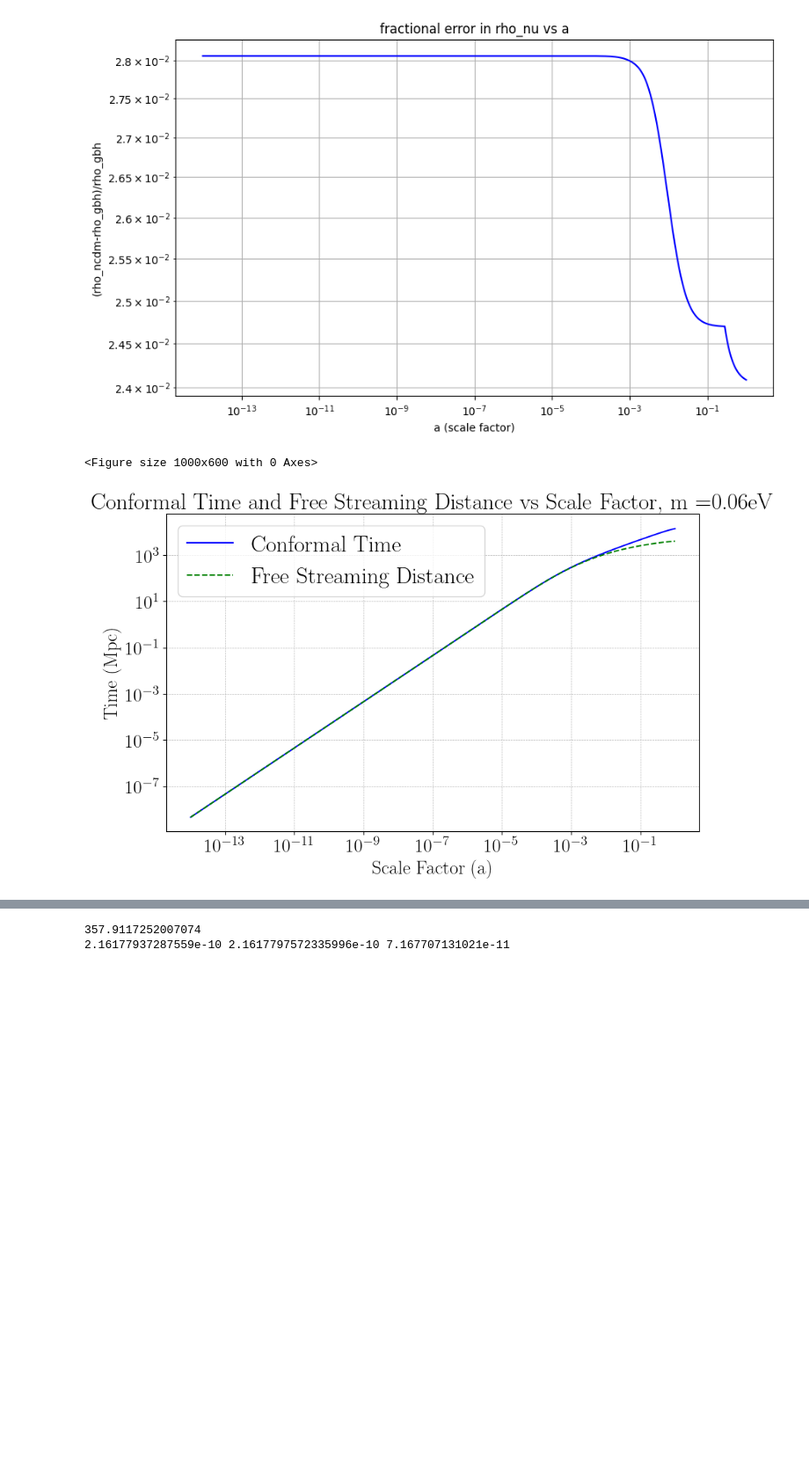
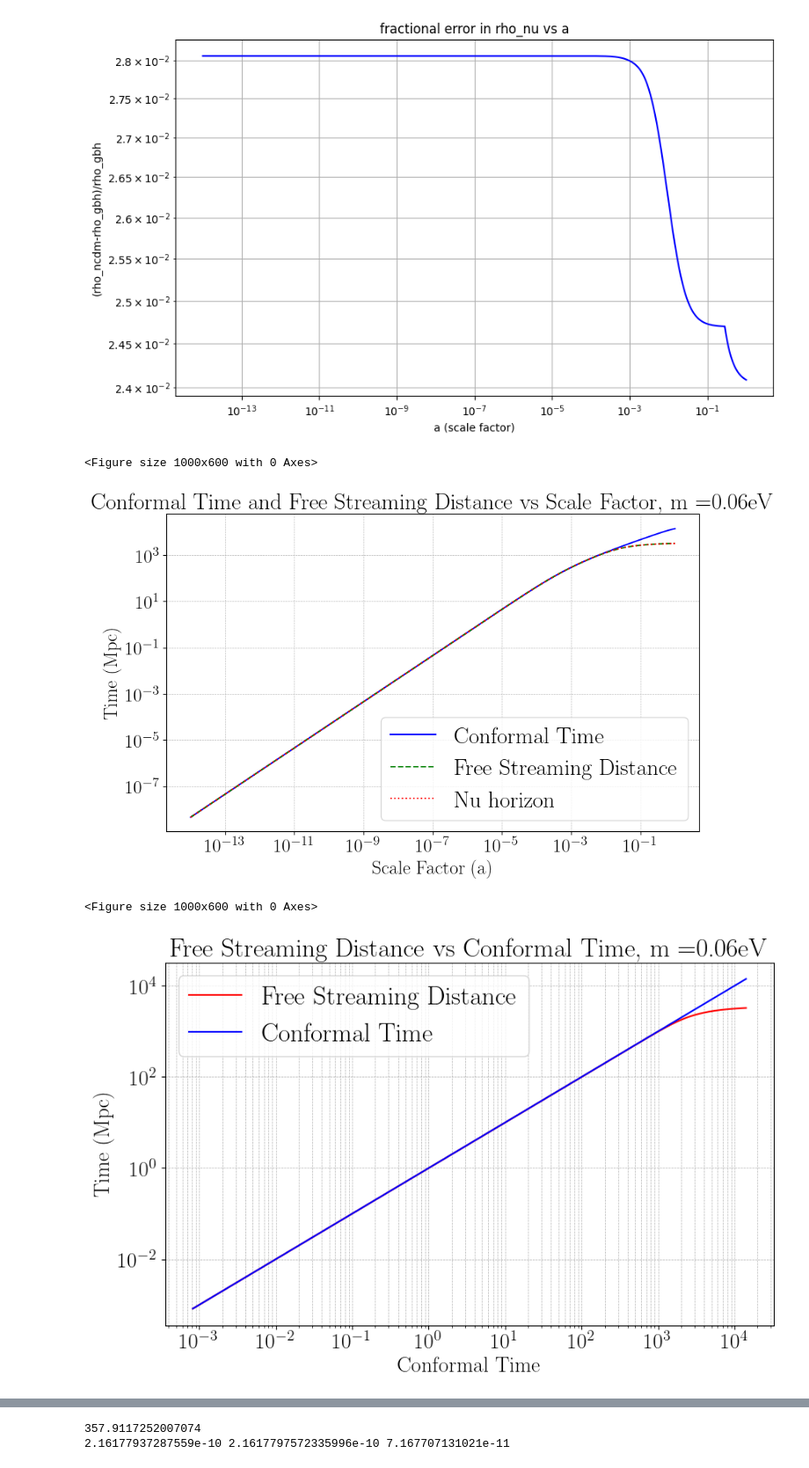
Before and after one commit to aradn97/class_GBH, a Jupyter notebook: bg_pt_check.ipynb, the cells around one changed output, grey strips where cells are left out. Shown at 88% size. Saved outputs shown, nothing was run; the diff lists cells and outputs as text; code cells hidden in the pictures; blank space fills up the shorter version.

```diff
--- a/bg_pt_check.ipynb
+++ b/bg_pt_check.ipynb
@@ -35,30 +44,58 @@ plt.show()
 [figure]
 # %%
 # File path
-file_path = "/rds/general/user/an421/home/CLASS_GBH/class/output/default_gbh75_background.dat"
+file_path = "/rds/general/user/an421/home/CLASS_GBH/class/output/default_gbh100_background.dat"
 
 # Read and process the file
 data = np.loadtxt(file_path, skiprows=4)
 z = data[:, 0]  # Column 1 (z)
+Pminus1_gbh_quad = data[:, 13]
+rho_gbh = data[:, 15]*3 # Column 14 (rho_gbh)
+lambda_gbh_quad = Pminus1_gbh_quad/rho_gbh
 conformal_time = data[:, 2]  # Column 3 (conformal time)
-free_streaming_dist = data[:, 32]  # Column 33 (free streaming distance)
+free_streaming_dist = data[:, 42]  # Column 33 (approximate free streaming distance)
+horizon = data[:, 43]
+lambda_gbh = data[:, 44]
+Pminus1_gbh = data[:, 45]
+lambda2_gbh = Pminus1_gbh/rho_gbh
 
 a = 1 / (1 + z)  # Compute scale factor a
 
 # Plotting
 # Create a single plot with larger font settings
 plt.figure(figsize=(10, 6))
 plt.rcParams.update({'font.size': 20})  # Increase the base font size
 plt.figure(figsize=(10, 6))
 plt.loglog(a, conformal_time, label="Conformal Time", color='blue')
 plt.loglog(a, free_streaming_dist, label="Free Streaming Distance", color='green', linestyle='--')
+plt.loglog(a, horizon, label="Nu horizon", color='red', linestyle='dotted')
 plt.xlabel("Scale Factor (a)")
 plt.ylabel("Time (Mpc)")
 plt.title("Conformal Time and Free Streaming Distance vs Scale Factor, m =0.06eV")
 plt.legend(fontsize='large')
 plt.grid(which="both", linestyle="--", linewidth=0.5)
 plt.savefig("conformal_time_vs_a.pdf", dpi=300, bbox_inches='tight')
 plt.show()
+
+# Create a single plot with larger font settings
+plt.figure(figsize=(10, 6))
+plt.rcParams.update({'font.size': 20})  # Increase the base font size
+plt.figure(figsize=(10, 6))
+n=15000
+plt.loglog(conformal_time[n:], free_streaming_dist[n:], label="Free Streaming Distance", color='red')
+plt.loglog(conformal_time[n:], conformal_time[n:], label="Conformal Time", color='blue')
+#plt.loglog(a, free_streaming_dist, label="Free Streaming Distance", color='green', linestyle='--')
+plt.xlabel("Conformal Time")
+plt.ylabel("Time (Mpc)")
+plt.title("Free Streaming Distance vs Conformal Time, m =0.06eV")
+plt.legend(fontsize='large')
+plt.grid(which="both", linestyle="--", linewidth=0.5)
+plt.savefig("conformal_time_vs_a.pdf", dpi=300, bbox_inches='tight')
+plt.show()
+
+#
 # %% [output]
 <Figure size 1000x600 with 0 Axes>
-[figure, old version]
+[figure, new version]
+<Figure size 1000x600 with 0 Axes>
+[figure, added]
```
Also changed, not shown: parts of 15 cells of this notebook, 16 other files.
